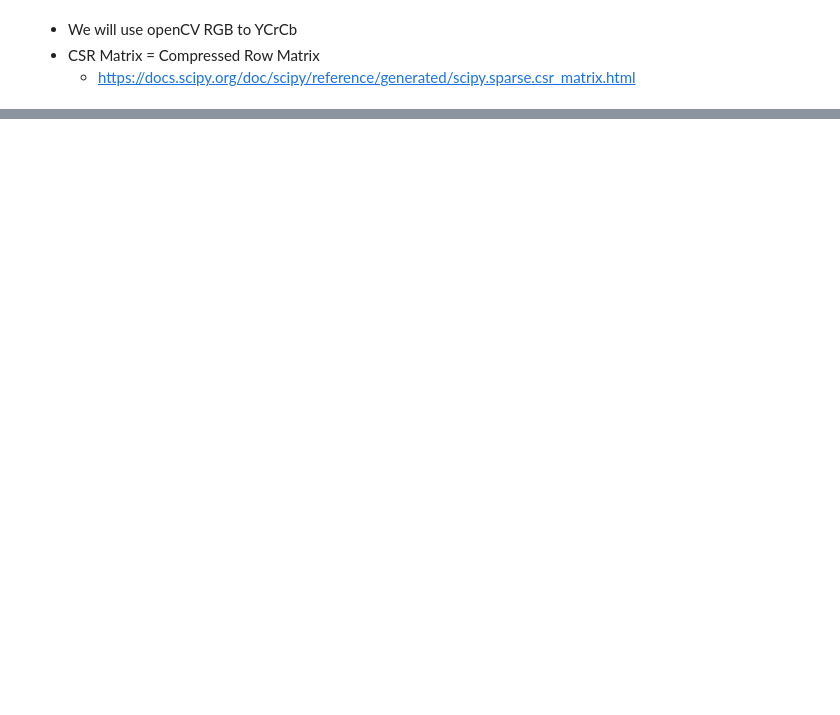
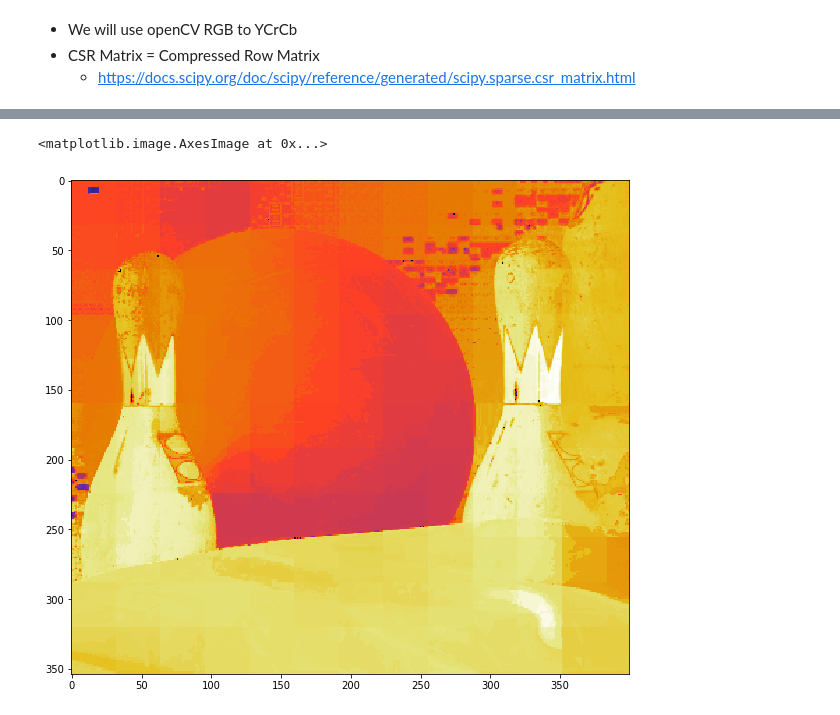
Before and after one commit to Digital-Image-Processing-IIITH/project-pix-it, a Jupyter notebook: src/own/Omama/Grid.ipynb, the cells around one changed output, grey strips where cells are left out. Cells and saved outputs as stored; diff of their text form; code cells hidden in the pictures; blank space fills up the shorter version.

Commit message:
[OWN]feat: Integrate Solver Code

```diff
--- a/src/own/Omama/Grid.ipynb
+++ b/src/own/Omama/Grid.ipynb
@@ -205,0 +275,15 @@ plt.imshow(output)
+# %%
+bs_params = {
+    'lam': 128, # The strength of the smoothness parameter
+    'A_diag_min': 1e-5, # Clamp the diagonal of the A diagonal in the Jacobi preconditioner.
+    'cg_tol': 1e-5, # The tolerance on the convergence in PCG
+    'cg_maxiter': 40 # The number of PCG iterations
+}
+# %%
+output_solver = BilateralSolver(grid, bs_params).solve(t, c).reshape(ref.shape[:2])
+# %%
+fig = plt.figure(figsize=(10,10))
+plt.imshow(output_solver)
+# %% [output]
+<matplotlib.image.AxesImage at 0x...>
+[figure, added]
```
Also changed, not shown: parts of 8 cells of this notebook.
